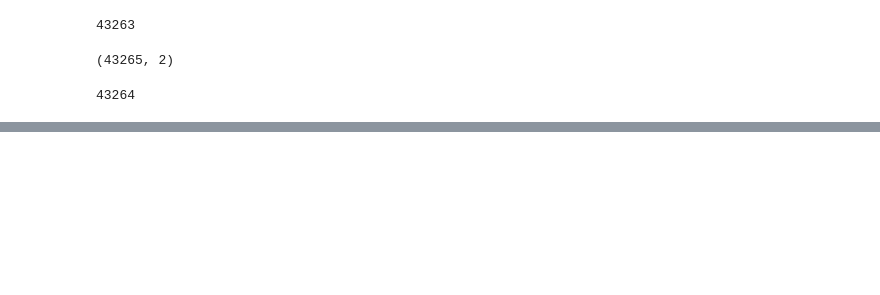
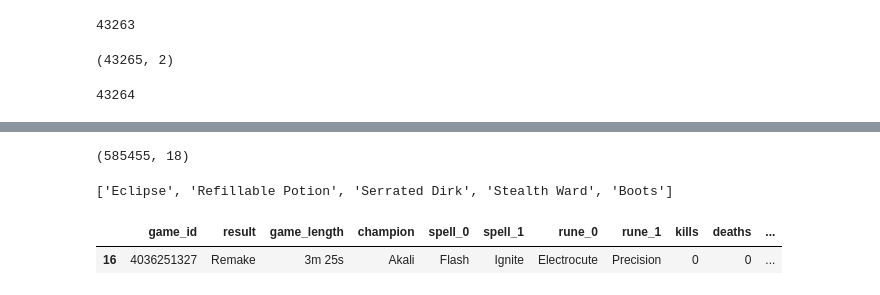
Before and after one commit to yi-ye-zhi-qiu/liam.gg, a Jupyter notebook: v0.0.0/s3-user_data.ipynb, the cells around one changed output, grey strips where cells are left out. Saved outputs shown, nothing was run; the diff lists cells and outputs as text; code cells hidden in the pictures; blank space fills up the shorter version.

Commit message:
pull user data

```diff
--- a/v0.0.0/s3-user_data.ipynb
+++ b/v0.0.0/s3-user_data.ipynb
@@ -119,23 +120,26 @@ def print_progress(iteration, total, prefix ='', suffix ='', decimals =1, length
 
     if iteration == total:
         print()
+# %%
+df = df.dropna(subset=['user_name'])
 # %%
 print_progress(0, len(df.user_id.values), prefix ='', suffix ='Complete')
 
-main =0
+failed = 0
 
-for i, user_id in enumerate(df.user_id.values[:10]):
+for i, user_id in enumerate(df.user_id.values):
 
     user_name = df.iloc[i]["user_name"]
 
-    if not np.isnan(user_id):
 
-        #Build api endpoint
-        api_endpoint = build_api_endpoint(user_id)
+    user_id = int(user_id)
+
+    #Build api endpoint
+    api_endpoint = build_api_endpoint(user_id)
 
 
-        #Fetch payload
-        #try:
+    #Fetch payload
+    try:
 
         r = requests.get(api_endpoint, headers=headers)
 
@@ -145,17 +149,26 @@ for i, user_id in enumerate(df.user_id.values[:10]):
 
 
         #If first instantiate main as df
-        if not isinstance(main, pd.DataFrame): main = game_df
+        if i==0:
+            main = game_df
+
         #If not append df as row to main dataframe
-        else: main.append(game_df)
+        else:
+            main = main.append(game_df)
         #Rationale: easier to append to one dataframe than concat 43k dataframes in memory
 
-        if i%1000==0:
-            print("Scraped {} of {}, {} remaining".format(i,len(df.user_id.values),len(df.user_id.values)-i))
 
-        print_progress(i, len(df.user_id.values), prefix ='', suffix ='Complete')
+    except:
+        failed += 1
+        print(f'Error fetching {user_name} with id {user_id} @ {api_endpoint}')
 
-        #except:
 
-        #    print(f'Error fetching {user_name} with id {user_id} @ {api_endpoint}')
+    if i%1000==0:
+        print("Scraped {} of {}, {} remaining, failed {}".format(i,
+                                                                 len(df.user_id.values),
+                                                                 len(df.user_id.values)-i,
+                                                                 failed
+                                                                ))
+
+    print_progress(i, len(df.user_id.values), prefix ='', suffix ='Complete')
 # %% [output]
@@ -162,0 +192,10 @@ for i, user_id in enumerate(df.user_id.values[:10]):
+# %%
+frame = main.copy()
+# %%
+frame.shape
+# %% [output]
+(585455, 18)
+# %%
+frame['items'].values[1]
+# %% [output]
+['Eclipse', 'Refillable Potion', 'Serrated Dirk', 'Stealth Ward', 'Boots']
@@ -162,0 +212,5 @@ for i, user_id in enumerate(df.user_id.values[:10]):
+# %%
+frame.sample(1)
+# %% [output]
+|  | game_id | result | game_length | champion | spell_0 | spell_1 | rune_0 | rune_1 | kills | deaths | ... |
+| 16 | 4036251327 | Remake | 3m 25s | Akali | Flash | Ignite | Electrocute | Precision | 0 | 0 | ... |
```
Also changed, not shown: parts of 5 cells of this notebook.
